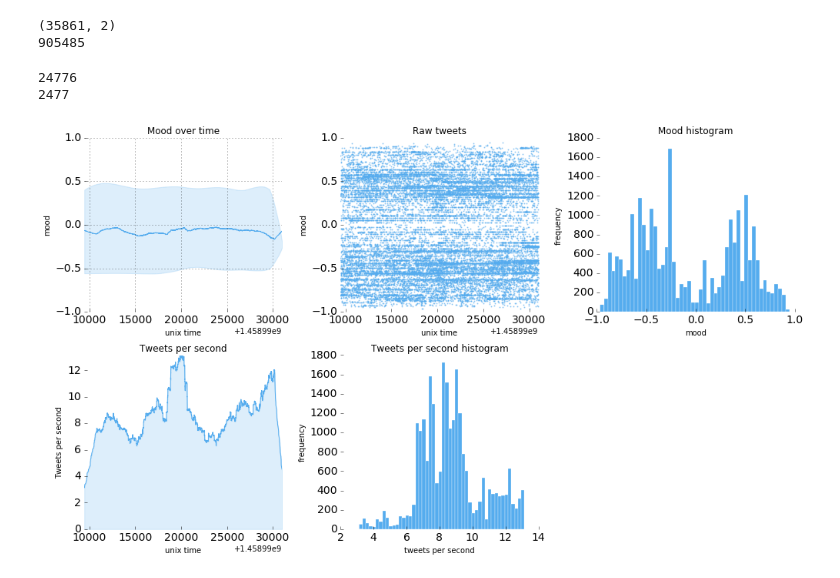
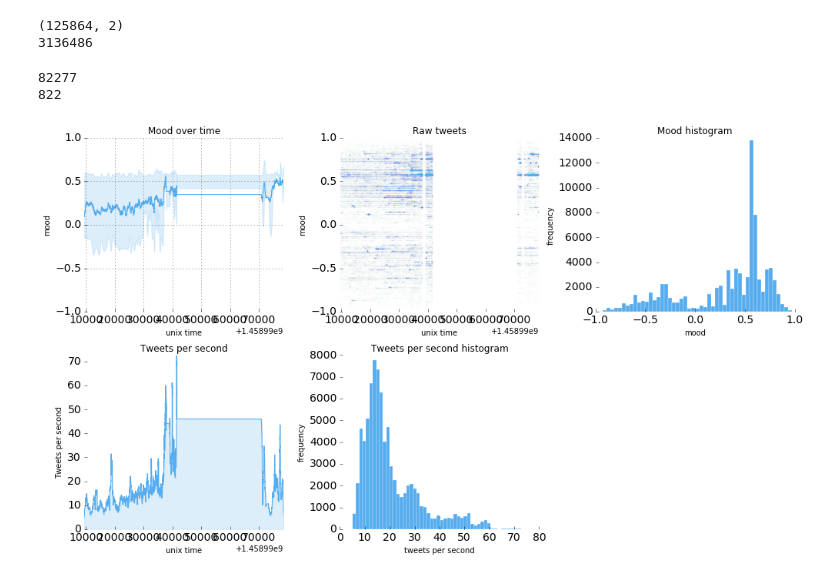
Before and after one commit to HoodPanther/SentimentalWorld, a Jupyter notebook: visualize.ipynb, the cells around one changed output. Cells and saved outputs as stored; diff of their text form; code cells hidden in the pictures.

```diff
--- a/visualize.ipynb
+++ b/visualize.ipynb
@@ -4,14 +4,14 @@ import matplotlib.pyplot as plt
 %matplotlib inline
 import os
 # %%
-fn = 'data_cruz.csv'
+fn = 'data_sanders.csv'
 data = np.genfromtxt(fn)
 file_size = os.path.getsize(fn)
 print data.shape
 print file_size
 # %% [output]
-(35861, 2)
-905485
+(125864, 2)
+3136486
 # %%
 from scipy.interpolate import UnivariateSpline
 def expandVector(a):
@@ -25,7 +25,7 @@ def expandVector(a):
 data = np.array([d for d in data if not d[1] == 0]) # we don't care about neutral tweets
 print len(data)
 
-N = int(len(data)*0.1)
+N = int(len(data)*0.01)
 print N
 data_smooth = np.convolve(data[:,1], np.ones((N,))/N, mode='same')
 tweets_per_second_smooth = np.convolve(1/np.diff(data[:,0]), np.ones((N,))/N, mode='same')
@@ -39,8 +39,8 @@ for i in range(len(data[::N])-1):
 data_25percentile = expandVector(data_25percentile)
 data_75percentile = expandVector(data_75percentile)
 # %% [output]
-24776
-2477
+82277
+822
 # %%
 plt.figure(figsize=(14,8))
 
@@ -64,7 +64,7 @@ plt.xlim([data[0,0],data[-1,0]])
 
 ax = plt.subplot(232)
 plt.title('Raw tweets')
-plt.scatter(data[:,0], data[:,1], s=1, color='#55acee', alpha=0.5)
+plt.scatter(data[:,0], data[:,1], s=1, color='#55acee', alpha=0.01)
 plt.ylabel('mood')
 plt.xlabel('unix time')
 plt.ylim([-1, 1])
@@ -100,31 +100,31 @@ ax.set_ylabel('Tweets per second')
 ax.set_xlabel('unix time')
 ax.spines["top"].set_visible(False)
 ax.spines["bottom"].set_visible(False)
 ax.spines["right"].set_visible(False)
 ax.spines["left"].set_visible(False)
 ax.get_xaxis().tick_bottom()
 ax.get_yaxis().tick_left()
 plt.xticks(fontsize=14)
 plt.yticks(fontsize=14)
 plt.ylim([0, np.max(tweets_per_second_smooth)])
 plt.xlim([data[0,0],data[-1,0]])
 
 ax = plt.subplot(235)
 plt.title('Tweets per second histogram')
 plt.hist(tweets_per_second_smooth, 50, edgecolor='w', linewidth=0.3, color='#55acee')
 plt.ylabel('frequency')
 plt.xlabel('tweets per second')
 ax.spines["top"].set_visible(False)
 ax.spines["bottom"].set_visible(False)
 ax.spines["right"].set_visible(False)
 ax.spines["left"].set_visible(False)
 ax.get_xaxis().tick_bottom()
 ax.get_yaxis().tick_left()
 plt.xticks(fontsize=14)
 plt.yticks(fontsize=14)
 
 
 plt.tight_layout()
 plt.show()
 # %% [output]
-[figure, old version]
+[figure, new version]
```
Also changed, not shown: 3 other files.
